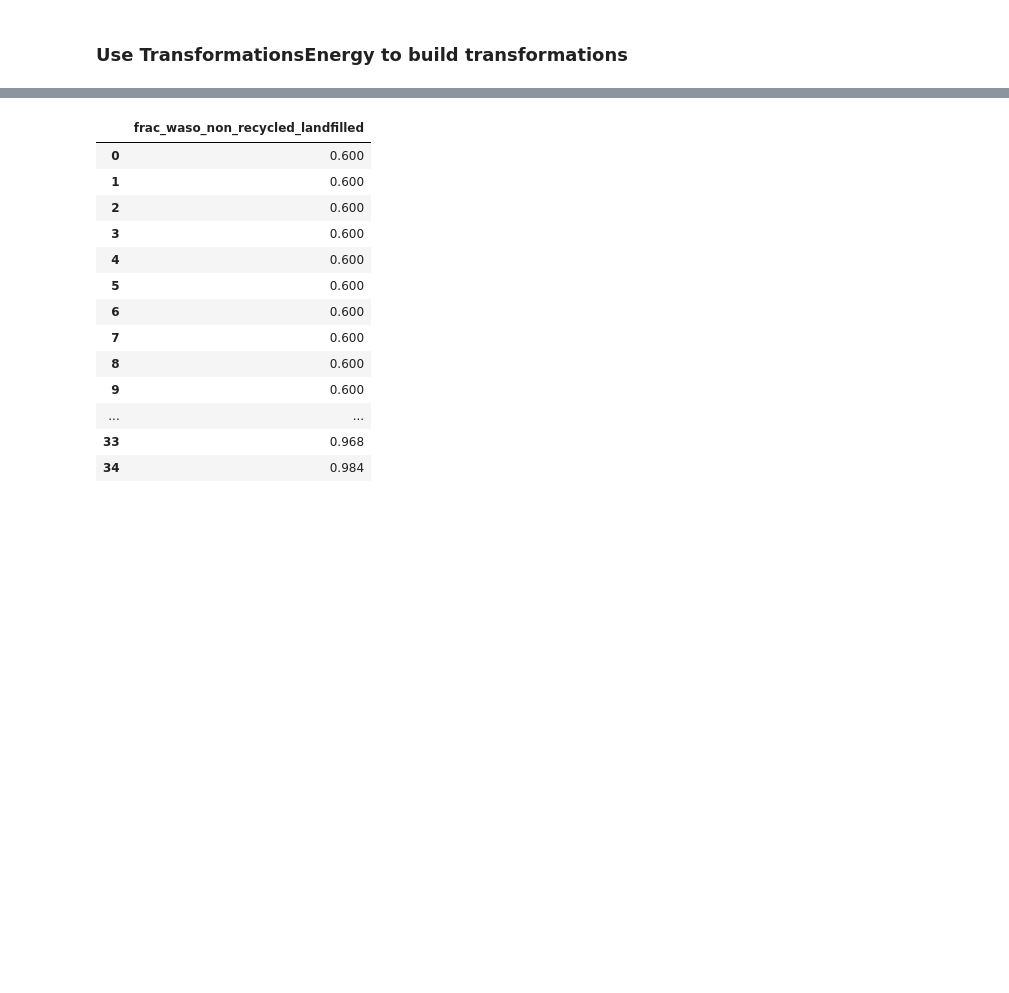
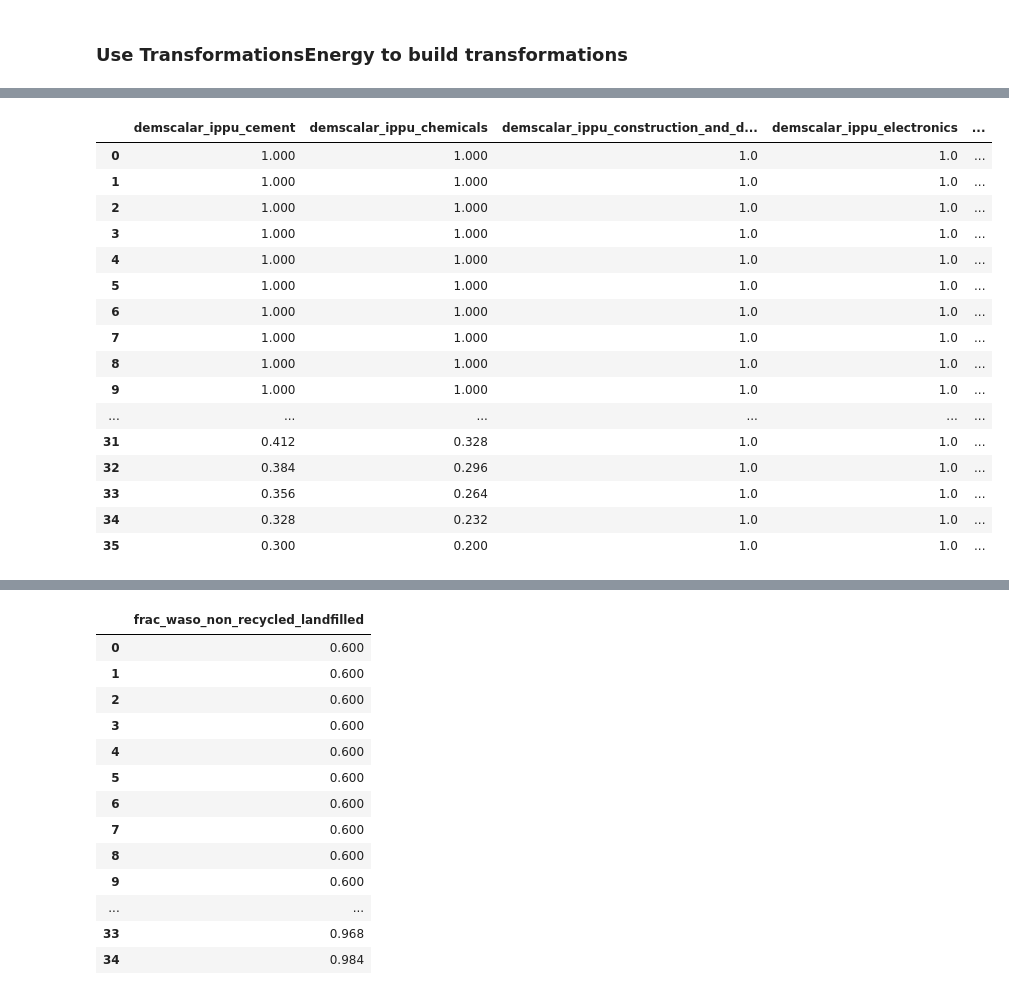
Before and after one commit to jarojasag/lac_decarbonization, a Jupyter notebook: python/build_transformations_energy.ipynb, the cells around one changed output, grey strips where cells are left out. Cells and saved outputs as stored; diff of their text form; code cells hidden in the pictures; blank space fills up the shorter version.

```diff
--- a/python/build_transformations_energy.ipynb
+++ b/python/build_transformations_energy.ipynb
@@ -1199,10 +1199,12 @@ Done.
 # %%
 importlib.reload(ma)
 importlib.reload(sa)
+importlib.reload(tbg)
 importlib.reload(tbc)
 importlib.reload(tbe)
 importlib.reload(dtc)
 importlib.reload(dte)
+importlib.reload(dti)
 
 
 year_0_ramp = 2025
@@ -1264,6 +1266,14 @@ transformations_energy = dte.TransformationsEnergy(
     logger = logger
 )
 
+transformations_ippu = dti.TransformationsIPPU(
+    sa.model_attributes,
+    dict_config_te,
+    df_input = df_input,
+    field_region = "nation",
+    logger = logger
+)
+
 
 
 
@@ -1271,0 +1333,42 @@ transformations_energy = dte.TransformationsEnergy(
+# %%
+import transformations_base_ippu as tbi
+importlib.reload(tbg)
+importlib.reload(tbi)
+df_test = df_input[df_input["iso_code3"].isin(["BRA"])]
+df_out = tbi.transformation_ippu_reduce_demand(
+    df_test,
+    {
+        "cement": 0.7,
+        "chemicals": 0.8,
+        "glass": 0.3
+    },
+    transformations_ippu.vec_implementation_ramp,
+    sa.model_attributes,
+    model_ippu = transformations_ippu.model_ippu,
+    #categories = ["cement", "chemicals", "thiog"],
+    strategy_id = 5
+)
+
+
+sa.model_attributes.get_standard_variables(
+    df_out,
+    transformations_ippu.model_ippu.modvar_ippu_scalar_production
+)
+# %% [output]
+|  | demscalar_ippu_cement | demscalar_ippu_chemicals | demscalar_ippu_construction_and_d... | demscalar_ippu_electronics | ... |
+| 0 | 1.000 | 1.000 | 1.0 | 1.0 | ... |
+| 1 | 1.000 | 1.000 | 1.0 | 1.0 | ... |
+| 2 | 1.000 | 1.000 | 1.0 | 1.0 | ... |
+| 3 | 1.000 | 1.000 | 1.0 | 1.0 | ... |
+| 4 | 1.000 | 1.000 | 1.0 | 1.0 | ... |
+| 5 | 1.000 | 1.000 | 1.0 | 1.0 | ... |
+| 6 | 1.000 | 1.000 | 1.0 | 1.0 | ... |
+| 7 | 1.000 | 1.000 | 1.0 | 1.0 | ... |
+| 8 | 1.000 | 1.000 | 1.0 | 1.0 | ... |
+| 9 | 1.000 | 1.000 | 1.0 | 1.0 | ... |
+| ... | ... | ... | ... | ... | ... |
+| 31 | 0.412 | 0.328 | 1.0 | 1.0 | ... |
+| 32 | 0.384 | 0.296 | 1.0 | 1.0 | ... |
+| 33 | 0.356 | 0.264 | 1.0 | 1.0 | ... |
+| 34 | 0.328 | 0.232 | 1.0 | 1.0 | ... |
+| 35 | 0.300 | 0.200 | 1.0 | 1.0 | ... |
```
Also changed, not shown: parts of 33 cells of this notebook, 23 other files.
